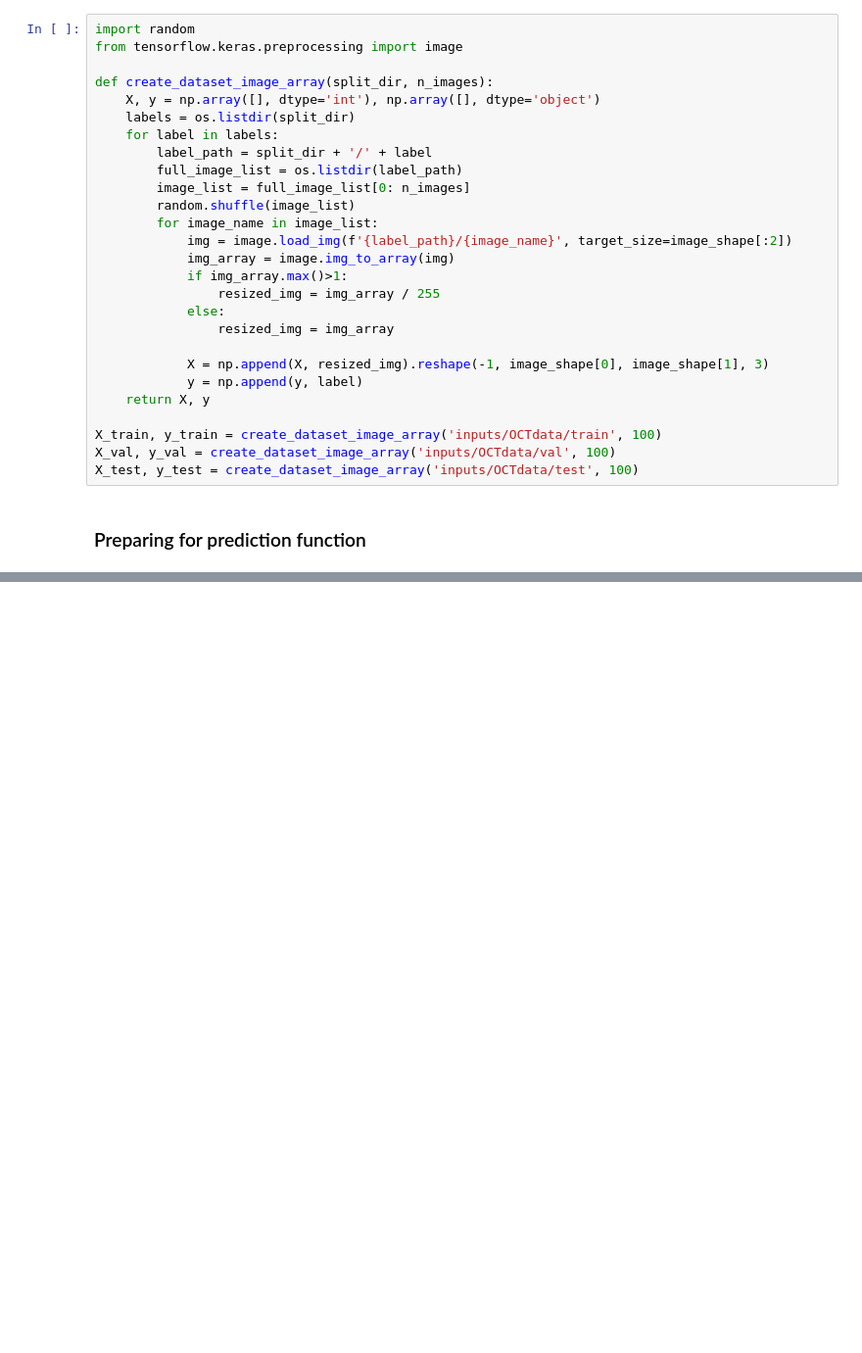
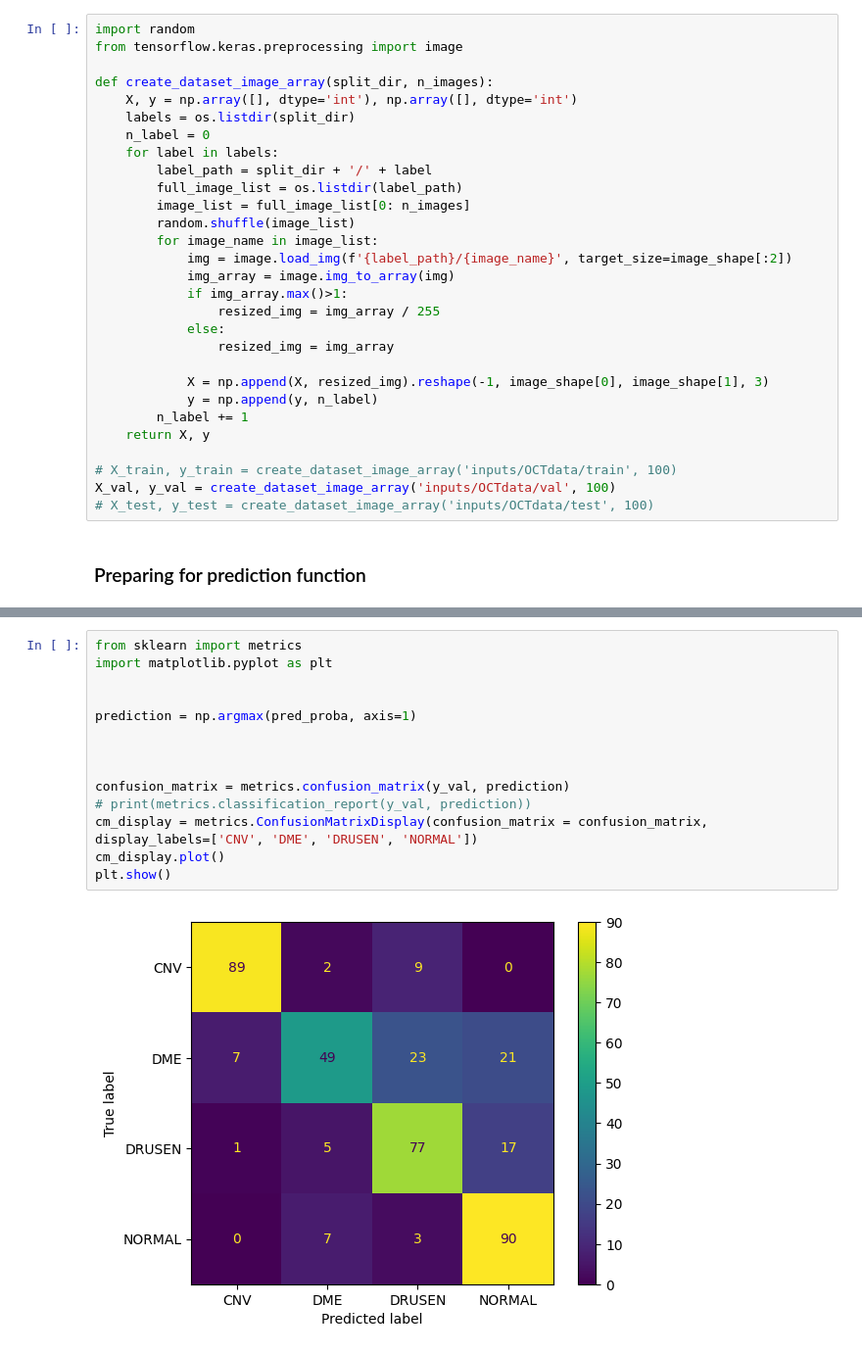
Before and after one commit to eandablo/OCTreader, a Jupyter notebook: jupiter_notebooks/modelling_and_evaluating.ipynb, the cells around one changed output, grey strips where cells are left out. Shown at 98% size. Drawn from its saved outputs; the diff is of its cells as text; blank space fills up the shorter version.

Commit message:
create initial confussion matrix using only val data

```diff
--- a/jupiter_notebooks/modelling_and_evaluating.ipynb
+++ b/jupiter_notebooks/modelling_and_evaluating.ipynb
@@ -383,8 +383,9 @@ import random
 from tensorflow.keras.preprocessing import image
 
 def create_dataset_image_array(split_dir, n_images):
-    X, y = np.array([], dtype='int'), np.array([], dtype='object')
+    X, y = np.array([], dtype='int'), np.array([], dtype='int')
     labels = os.listdir(split_dir)
+    n_label = 0
     for label in labels:
         label_path = split_dir + '/' + label
         full_image_list = os.listdir(label_path)
@@ -399,11 +400,12 @@ def create_dataset_image_array(split_dir, n_images):
                 resized_img = img_array
 
             X = np.append(X, resized_img).reshape(-1, image_shape[0], image_shape[1], 3)
-            y = np.append(y, label)
+            y = np.append(y, n_label)
+        n_label += 1
     return X, y
 
-X_train, y_train = create_dataset_image_array('inputs/OCTdata/train', 100)
+# X_train, y_train = create_dataset_image_array('inputs/OCTdata/train', 100)
 X_val, y_val = create_dataset_image_array('inputs/OCTdata/val', 100)
-X_test, y_test = create_dataset_image_array('inputs/OCTdata/test', 100)
+# X_test, y_test = create_dataset_image_array('inputs/OCTdata/test', 100)
 # %% [markdown]
 ### Preparing for prediction function
@@ -467,0 +415,16 @@ print(prediction)
+# %%
+from sklearn import metrics
+import matplotlib.pyplot as plt
+
+
+prediction = np.argmax(pred_proba, axis=1)
+
+
+
+confusion_matrix = metrics.confusion_matrix(y_val, prediction)
+# print(metrics.classification_report(y_val, prediction))
+cm_display = metrics.ConfusionMatrixDisplay(confusion_matrix = confusion_matrix, display_labels=['CNV', 'DME', 'DRUSEN', 'NORMAL'])
+cm_display.plot()
+plt.show()
+# %% [output]
+[figure, added]
```
Also changed, not shown: parts of 5 cells of this notebook.
